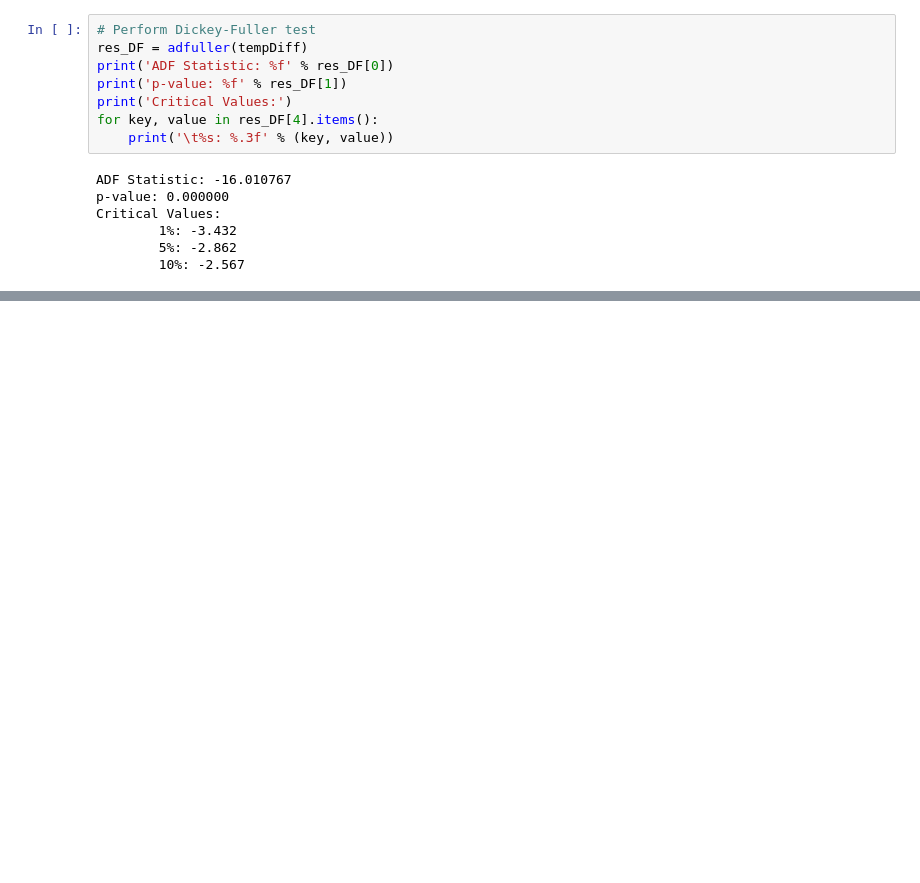
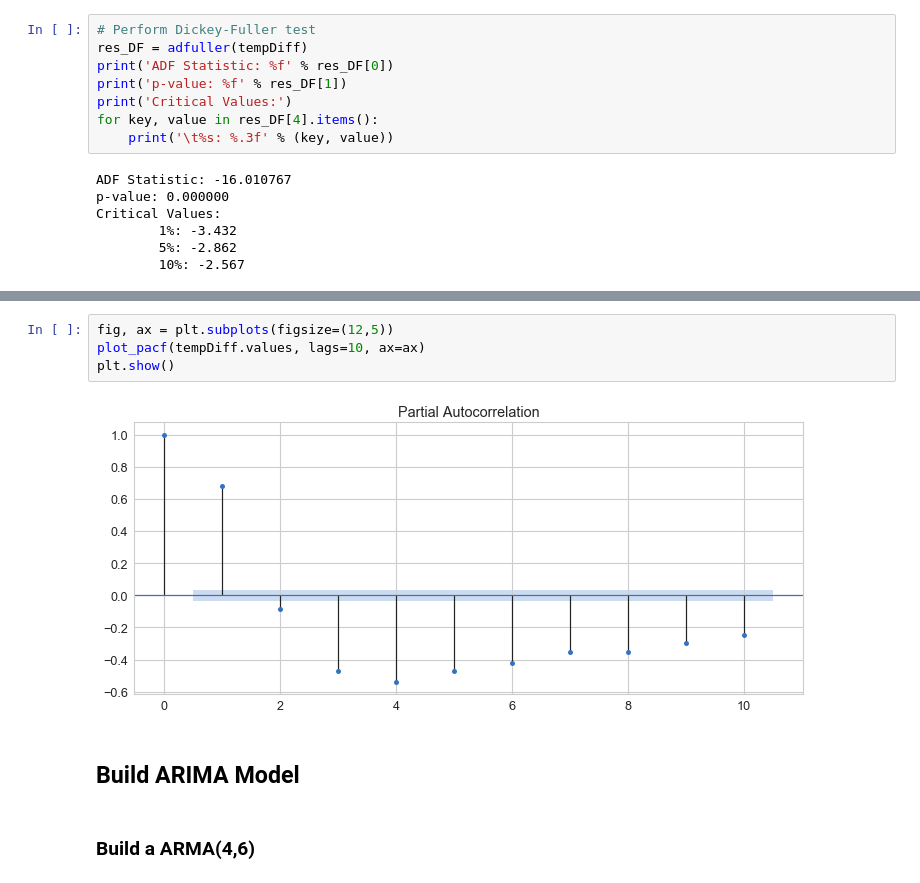
Before and after one commit to Arorazafin/ML-Supvervised-TimeSeries-LSTM, a Jupyter notebook: ts-climateChange.ipynb, the cells around one changed output, grey strips where cells are left out. Cells and saved outputs as stored; diff of their text form; blank space fills up the shorter version.

```diff
--- a/ts-climateChange.ipynb
+++ b/ts-climateChange.ipynb
@@ -242,0 +274,10 @@ Critical Values:
+# %%
+fig, ax = plt.subplots(figsize=(12,5))
+plot_pacf(tempDiff.values, lags=10, ax=ax)
+plt.show()
+# %% [output]
+[figure, added]
+# %% [markdown]
+## Build ARIMA Model
+# %% [markdown]
+### Build a ARMA(4,6)
```
Also changed, not shown: parts of 26 cells of this notebook.
